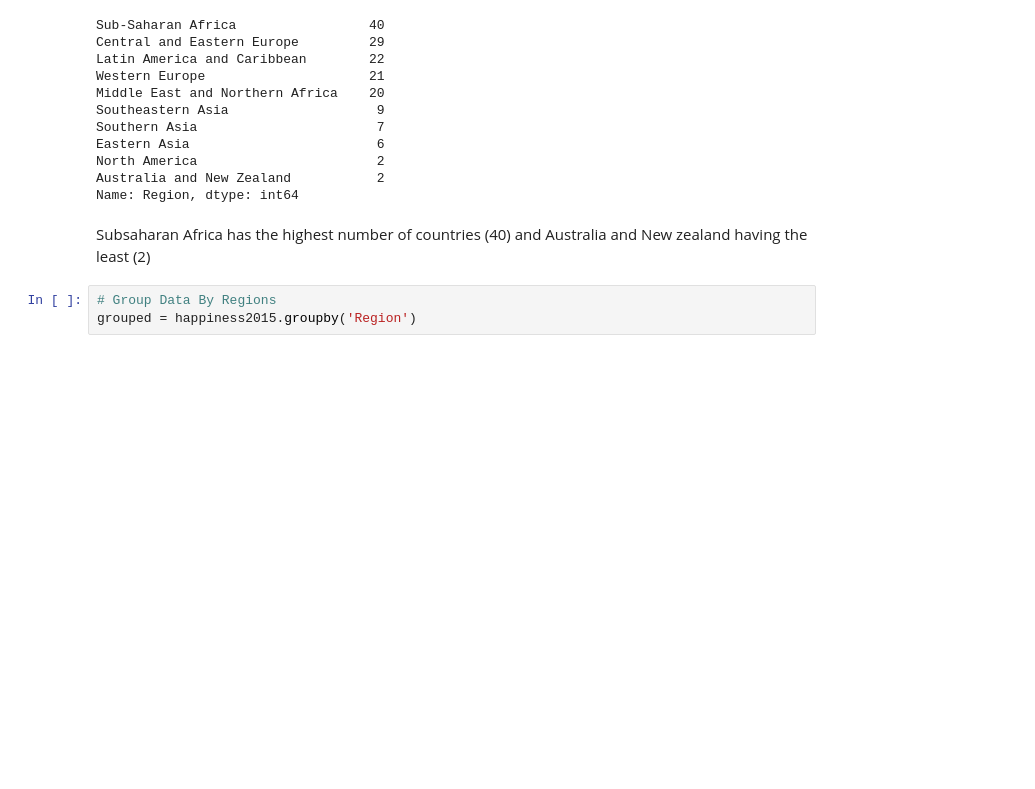
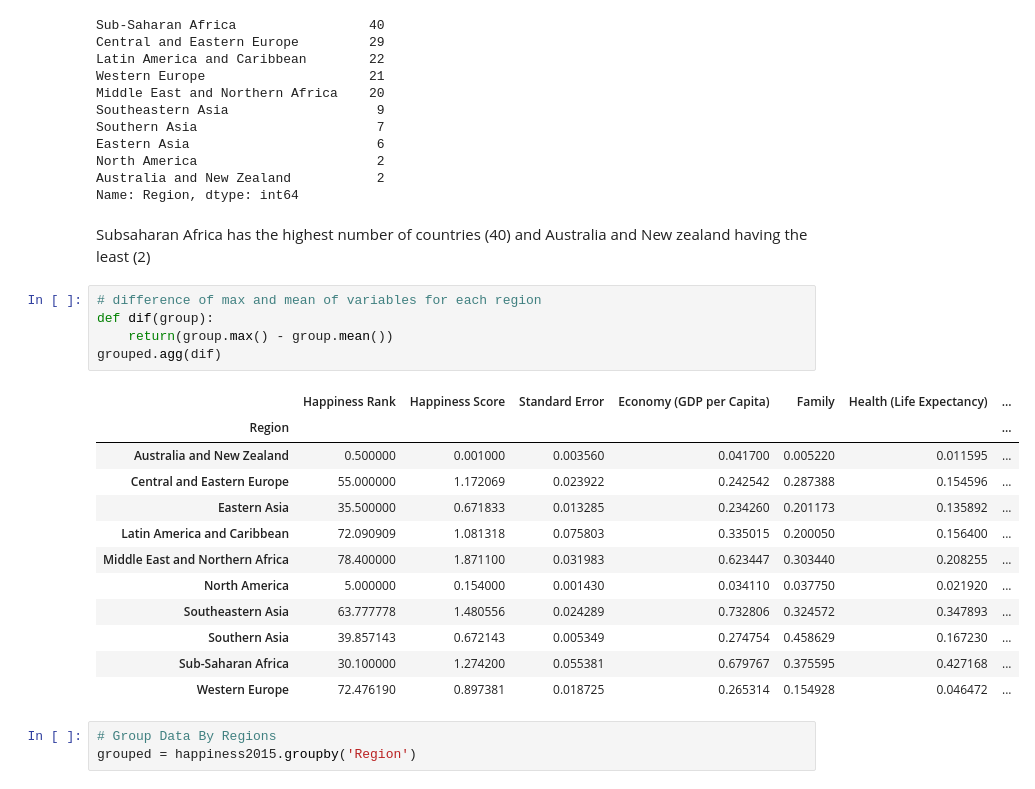
Before and after one commit to EugeneZnm/World-Happinesss-Report-Analysis, a Jupyter notebook: World Happiness Analysis.ipynb, the cells around one changed output. Saved outputs shown, nothing was run; the diff lists cells and outputs as text; blank space fills up the shorter version.

```diff
--- a/World Happiness Analysis.ipynb
+++ b/World Happiness Analysis.ipynb
@@ -164,6 +332,24 @@ Australia and New Zealand           2
 Name: Region, dtype: int64
 # %% [markdown]
 Subsaharan Africa has the highest number of countries (40) and Australia and New zealand having the least (2)
+# %%
+# difference of max and mean of variables for each region
+def dif(group):
+    return(group.max() - group.mean())
+grouped.agg(dif)
+# %% [output]
+|  | Happiness Rank | Happiness Score | Standard Error | Economy (GDP per Capita) | Family | Health (Life Expectancy) | ... |
+| Region |  |  |  |  |  |  | ... |
+| Australia and New Zealand | 0.500000 | 0.001000 | 0.003560 | 0.041700 | 0.005220 | 0.011595 | ... |
+| Central and Eastern Europe | 55.000000 | 1.172069 | 0.023922 | 0.242542 | 0.287388 | 0.154596 | ... |
+| Eastern Asia | 35.500000 | 0.671833 | 0.013285 | 0.234260 | 0.201173 | 0.135892 | ... |
+| Latin America and Caribbean | 72.090909 | 1.081318 | 0.075803 | 0.335015 | 0.200050 | 0.156400 | ... |
+| Middle East and Northern Africa | 78.400000 | 1.871100 | 0.031983 | 0.623447 | 0.303440 | 0.208255 | ... |
+| North America | 5.000000 | 0.154000 | 0.001430 | 0.034110 | 0.037750 | 0.021920 | ... |
+| Southeastern Asia | 63.777778 | 1.480556 | 0.024289 | 0.732806 | 0.324572 | 0.347893 | ... |
+| Southern Asia | 39.857143 | 0.672143 | 0.005349 | 0.274754 | 0.458629 | 0.167230 | ... |
+| Sub-Saharan Africa | 30.100000 | 1.274200 | 0.055381 | 0.679767 | 0.375595 | 0.427168 | ... |
+| Western Europe | 72.476190 | 0.897381 | 0.018725 | 0.265314 | 0.154928 | 0.046472 | ... |
 # %%
 # Group Data By Regions
 grouped = happiness2015.groupby('Region')
```
Also changed, not shown: parts of 25 cells of this notebook.
